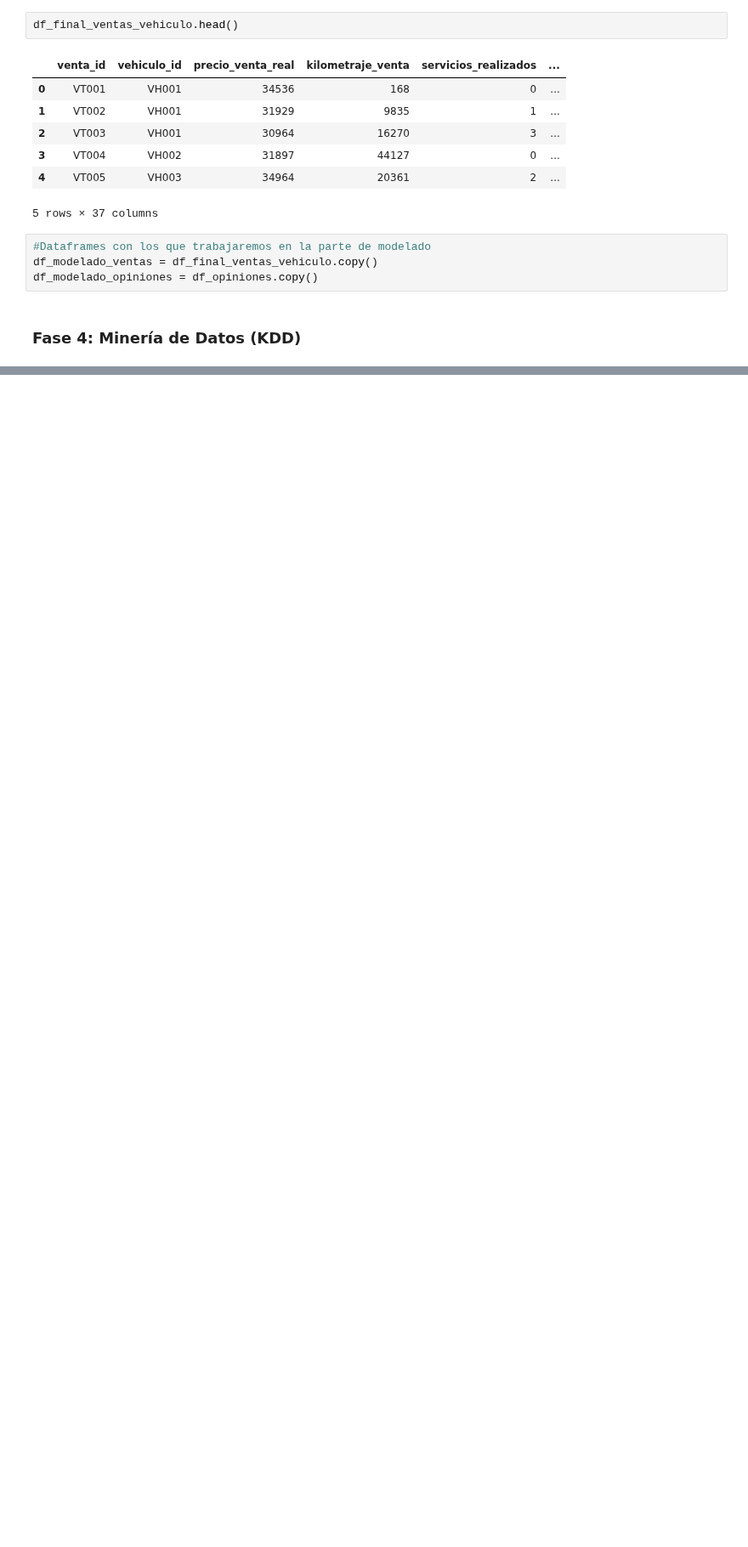
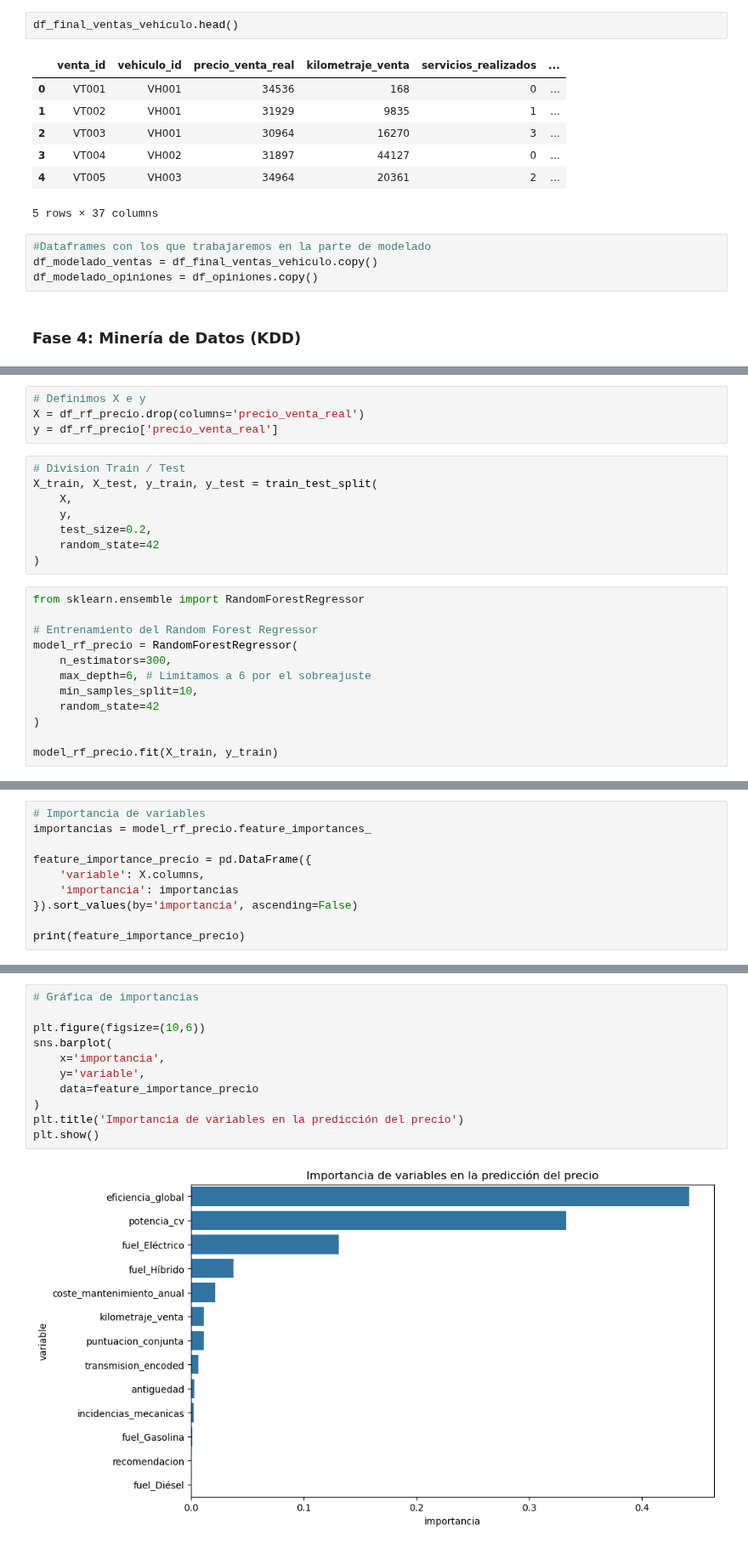
Before and after one commit to ccp0897/Sistema_Analisis_Mercado_Automocion, a Jupyter notebook: sistemaAnalisisAutomocion.ipynb, the cells around one changed output, grey strips where cells are left out. Shown at 85% size. Saved outputs shown, nothing was run; the diff lists cells and outputs as text; blank space fills up the shorter version.

```diff
--- a/sistemaAnalisisAutomocion.ipynb
+++ b/sistemaAnalisisAutomocion.ipynb
@@ -1001,0 +1126,24 @@ plt.show()
+# %%
+# Definimos X e y
+X = df_rf_precio.drop(columns='precio_venta_real')
+y = df_rf_precio['precio_venta_real']
+# %%
+# Division Train / Test
+X_train, X_test, y_train, y_test = train_test_split(
+    X,
+    y,
+    test_size=0.2,
+    random_state=42
+)
+# %%
+from sklearn.ensemble import RandomForestRegressor
+
+# Entrenamiento del Random Forest Regressor
+model_rf_precio = RandomForestRegressor(
+    n_estimators=300,
+    max_depth=6, # Limitamos a 6 por el sobreajuste
+    min_samples_split=10,
+    random_state=42
+)
+
+model_rf_precio.fit(X_train, y_train)
@@ -1001,0 +1171,10 @@ plt.show()
+# %%
+# Importancia de variables
+importancias = model_rf_precio.feature_importances_
+
+feature_importance_precio = pd.DataFrame({
+    'variable': X.columns,
+    'importancia': importancias
+}).sort_values(by='importancia', ascending=False)
+
+print(feature_importance_precio)
@@ -1001,0 +1196,13 @@ plt.show()
+# %%
+# Gráfica de importancias
+
+plt.figure(figsize=(10,6))
+sns.barplot(
+    x='importancia',
+    y='variable',
+    data=feature_importance_precio
+)
+plt.title('Importancia de variables en la predicción del precio')
+plt.show()
+# %% [output]
+[figure, added]
```
Also changed, not shown: parts of 39 cells of this notebook.
